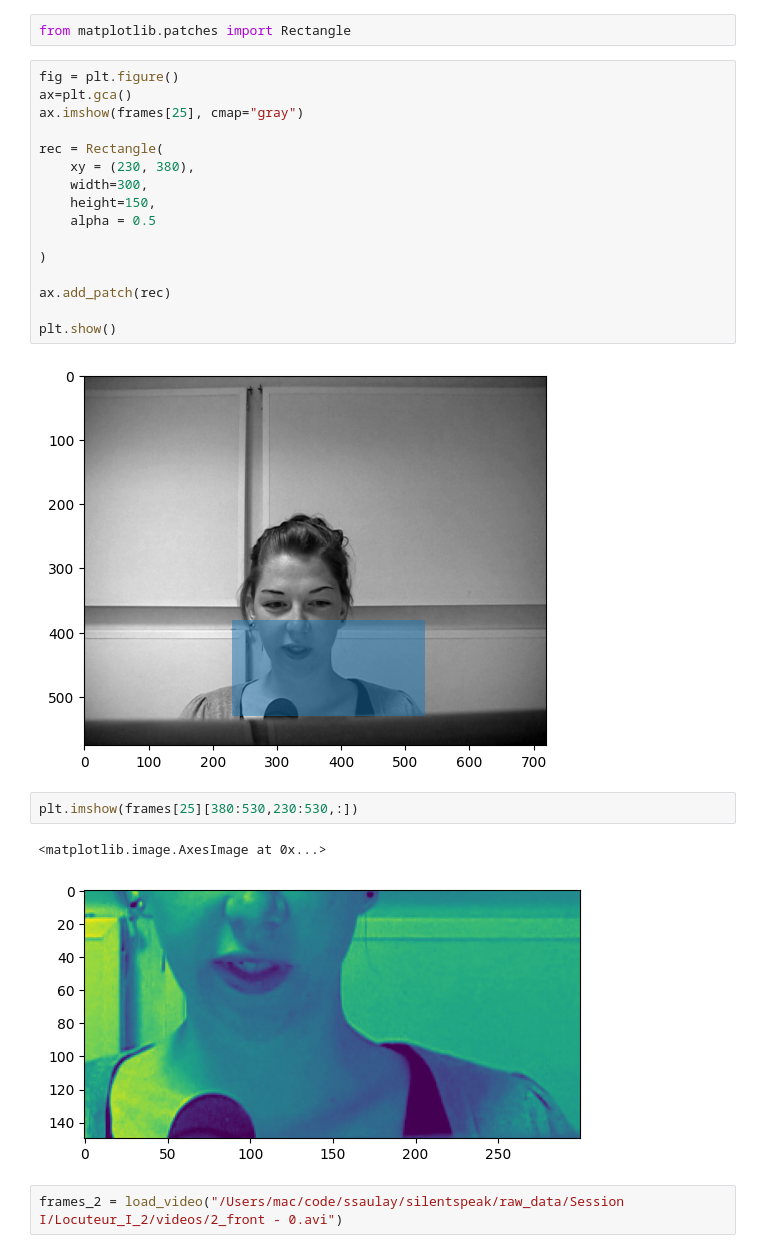
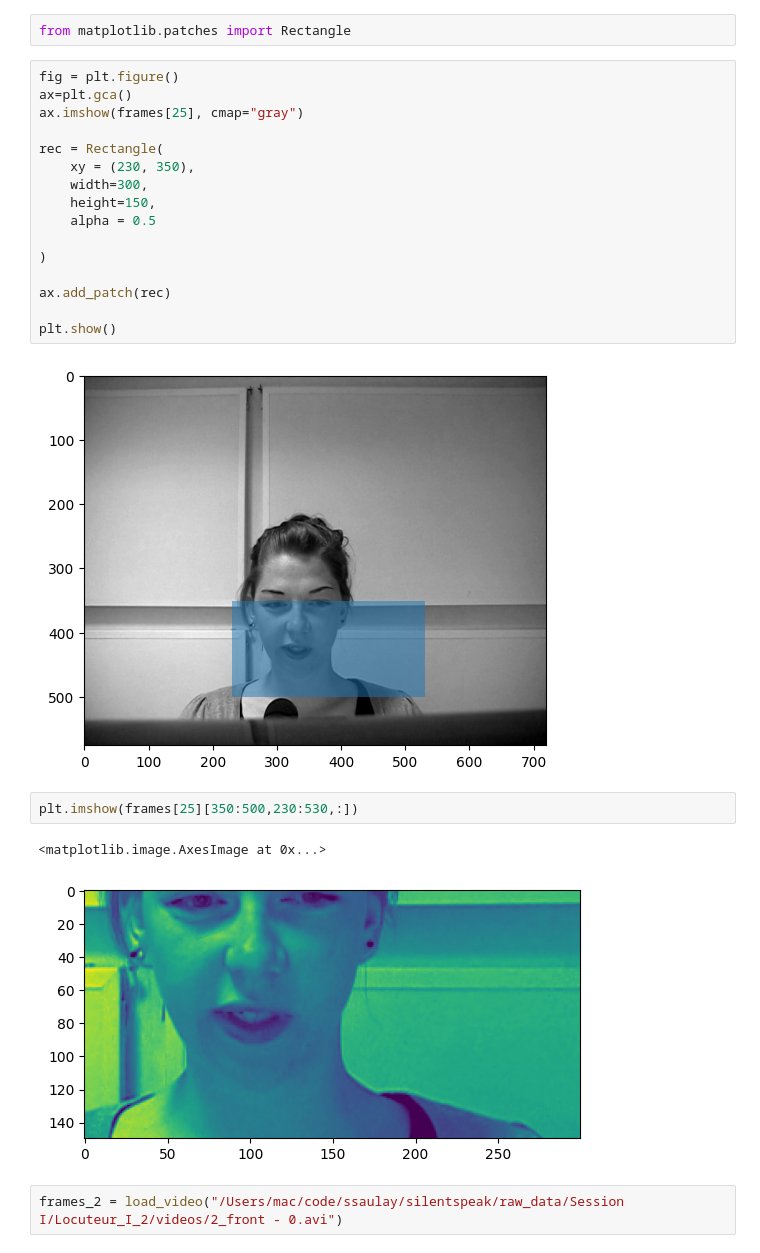
Before and after one commit to ssaulay/silentspeak, a Jupyter notebook: notebooks/frame.ipynb, the cells around one changed output. Drawn from its saved outputs; the diff is of its cells as text.

Commit message:
Modified the frame file

```diff
--- a/notebooks/frame.ipynb
+++ b/notebooks/frame.ipynb
@@ -49,7 +49,7 @@ ax=plt.gca()
 ax.imshow(frames[25], cmap="gray")
 
 rec = Rectangle(
-    xy = (230, 380),
+    xy = (230, 350),
     width=300,
     height=150,
     alpha = 0.5
@@ -60,12 +60,12 @@ ax.add_patch(rec)
 
 plt.show()
 # %% [output]
-[figure, old version]
+[figure, new version]
 # %%
-plt.imshow(frames[25][380:530,230:530,:])
+plt.imshow(frames[25][350:500,230:530,:])
 # %% [output]
 <matplotlib.image.AxesImage at 0x...>
-[figure, old version]
+[figure, new version]
 # %%
 frames_2 = load_video("/Users/mac/code/ssaulay/silentspeak/raw_data/Session I/Locuteur_I_2/videos/2_front - 0.avi")
 # %%
```
Also changed, not shown: parts of 17 cells of this notebook.
